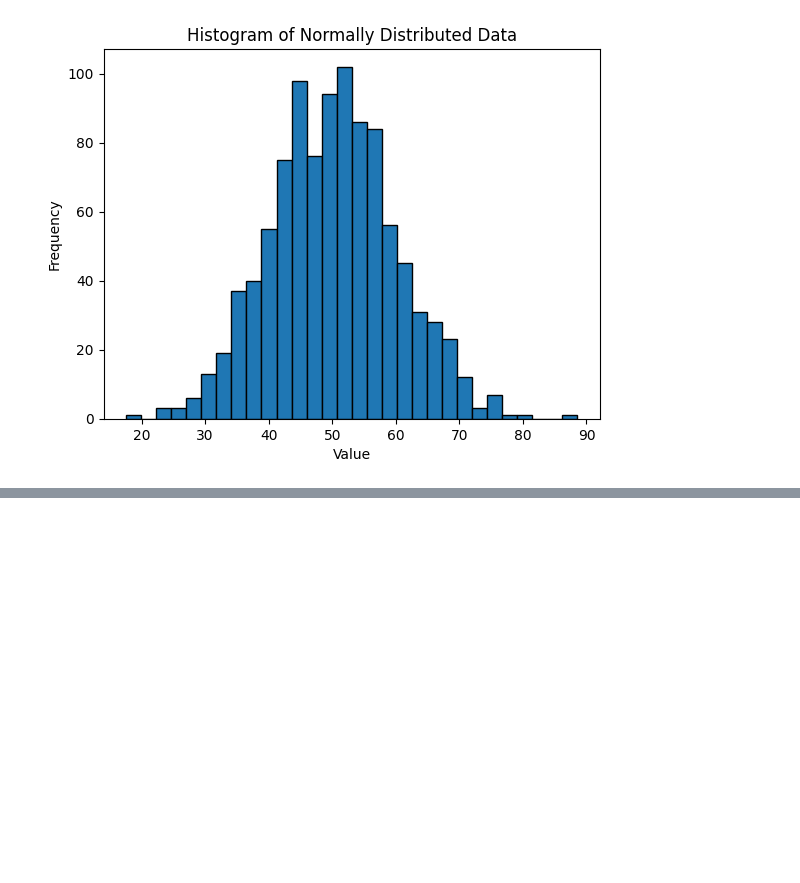
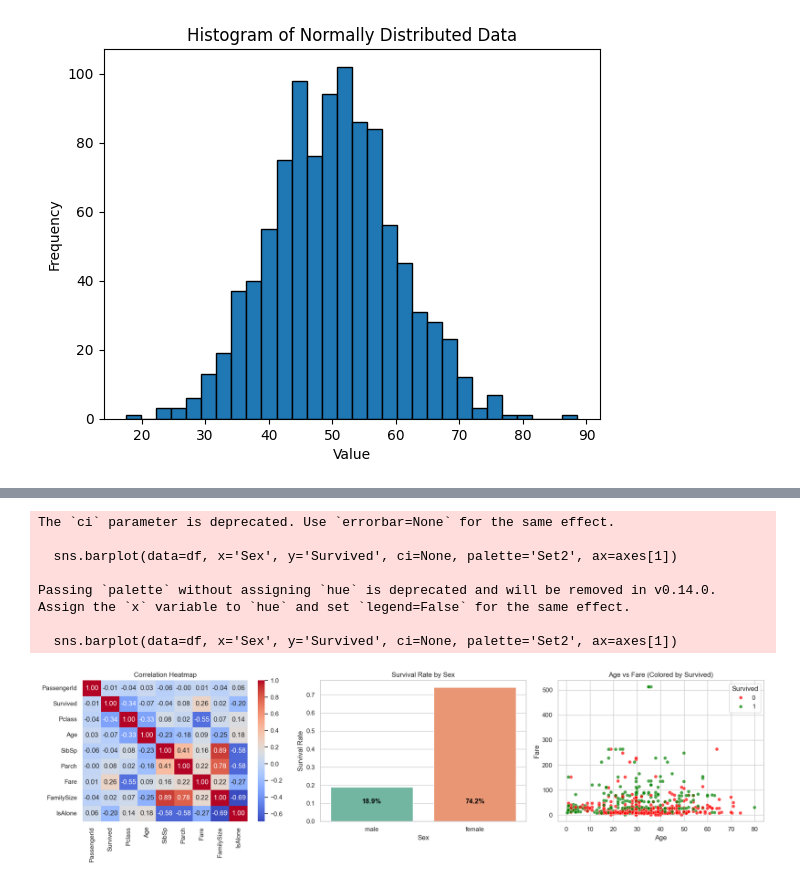
Before and after one commit to dhruvbhanushali07/202618053-DhruvBhanushali-DS605, a Jupyter notebook: 202618053-Lab-2/202618053-Lab-2.ipynb, the cells around one changed output, grey strips where cells are left out. Saved outputs shown, nothing was run; the diff lists cells and outputs as text; code cells hidden in the pictures; blank space fills up the shorter version.

```diff
--- a/202618053-Lab-2/202618053-Lab-2.ipynb
+++ b/202618053-Lab-2/202618053-Lab-2.ipynb
@@ -240,0 +533,19 @@ plt.show()
+# %%
+df['FamilySize'] = df['SibSp'] + df['Parch'] + 1
+df['IsAlone'] = (df['FamilySize'] == 1).astype(int)
+
+print("First 5 rows with new features:")
+display(df[['SibSp', 'Parch', 'FamilySize', 'IsAlone']].head())
+
+pivot_survived = df.pivot_table(index='Sex', columns='Pclass', values='Survived', aggfunc='mean')
+print("\n--- Pivot Table: Survival Rate by Sex and Pclass ---")
+display(pivot_survived)
+
+stacked = pivot_survived.unstack()
+highest_group = stacked.idxmax()
+highest_val = stacked.max()
+lowest_group = stacked.idxmin()
+lowest_val = stacked.min()
+
+print(f"Highest Survival Group: Pclass {highest_group[0]}, Sex '{highest_group[1]}' ({highest_val * 100:.2f}%)")
+print(f"Lowest Survival Group:  Pclass {lowest_group[0]}, Sex '{lowest_group[1]}' ({lowest_val * 100:.2f}%)")
@@ -240,0 +574,35 @@ plt.show()
+# %%
+fig, axes = plt.subplots(1, 3, figsize=(18, 5))
+
+# 1. Correlation Heatmap
+numeric_cols = df.select_dtypes(include=[np.number]).columns
+corr = df[numeric_cols].corr()
+sns.heatmap(corr, annot=True, fmt='.2f', cmap='coolwarm', ax=axes[0])
+axes[0].set_title('Correlation Heatmap')
+
+# 2. Survival Rate by Sex Plot
+sns.barplot(data=df, x='Sex', y='Survived', ci=None, palette='Set2', ax=axes[1])
+axes[1].set_title('Survival Rate by Sex')
+axes[1].set_ylabel('Survival Rate')
+
+# Report Male vs Female survival rates directly
+male_sr = df[df['Sex'] == 'male']['Survived'].mean() * 100
+female_sr = df[df['Sex'] == 'female']['Survived'].mean() * 100
+axes[1].text(0, 0.1, f'{male_sr:.1f}%', ha='center', color='black', weight='bold')
+axes[1].text(1, 0.1, f'{female_sr:.1f}%', ha='center', color='black', weight='bold')
+
+# 3. Age vs Fare Scatter Plot split by Survived
+sns.scatterplot(data=df, x='Age', y='Fare', hue='Survived', alpha=0.7, palette={0: 'red', 1: 'green'}, ax=axes[2])
+axes[2].set_title('Age vs Fare (Colored by Survived)')
+
+plt.tight_layout()
+plt.show()
+# %% [output]
+The `ci` parameter is deprecated. Use `errorbar=None` for the same effect.
+
+  sns.barplot(data=df, x='Sex', y='Survived', ci=None, palette='Set2', ax=axes[1])
+
+Passing `palette` without assigning `hue` is deprecated and will be removed in v0.14.0. Assign the `x` variable to `hue` and set `legend=False` for the same effect.
+
+  sns.barplot(data=df, x='Sex', y='Survived', ci=None, palette='Set2', ax=axes[1])
+[figure, added]
```
Also changed, not shown: parts of 21 cells of this notebook.
